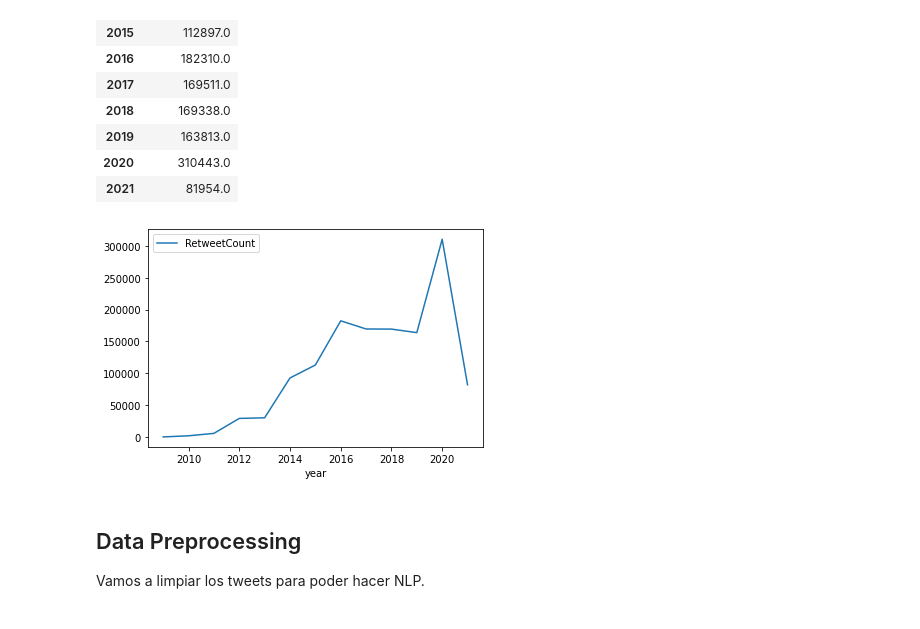
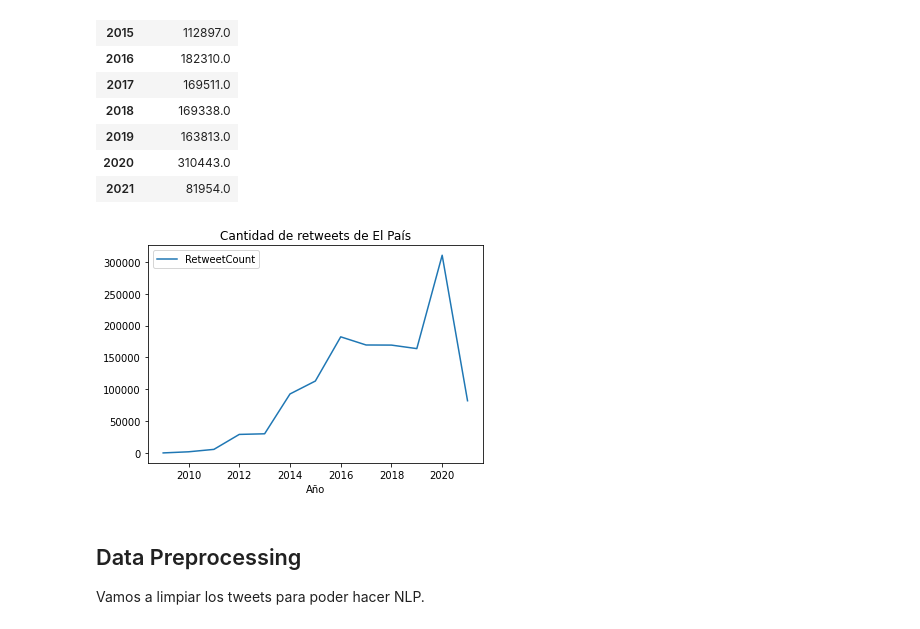
Before and after one commit to easyundercover/4geeks-final-project, a Jupyter notebook: src/explore.ipynb, the cells around one changed output. Cells and saved outputs as stored; diff of their text form; code cells hidden in the pictures.

```diff
--- a/src/explore.ipynb
+++ b/src/explore.ipynb
@@ -219,11 +190,13 @@ df[df['User']=='EL PAÍS'].groupby('year').agg({'RetweetCount':'sum'})
 | 2020 | 310443.0 |
 | 2021 | 81954.0 |
 # %%
-#Cantidad de retweets del diario El País agrupados por año
+#Plot de la cantidad de retweets del diario El País por año
 df[df['User']=='EL PAÍS'].groupby('year').agg({'RetweetCount':'sum'}).plot()
+plt.xlabel('Año')
+plt.title('Cantidad de retweets de El País')
 plt.show()
 # %% [output]
-[figure, old version]
+[figure, new version]
 # %% [markdown]
 ## Data Preprocessing
 Vamos a limpiar los tweets para poder hacer NLP.
```
Also changed, not shown: parts of 9 cells of this notebook.
